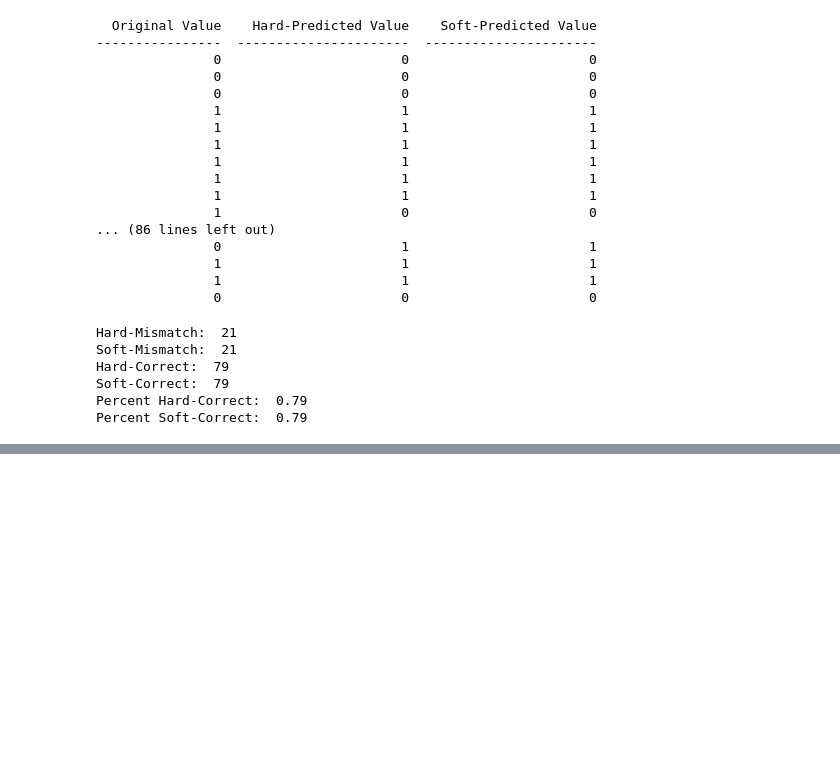
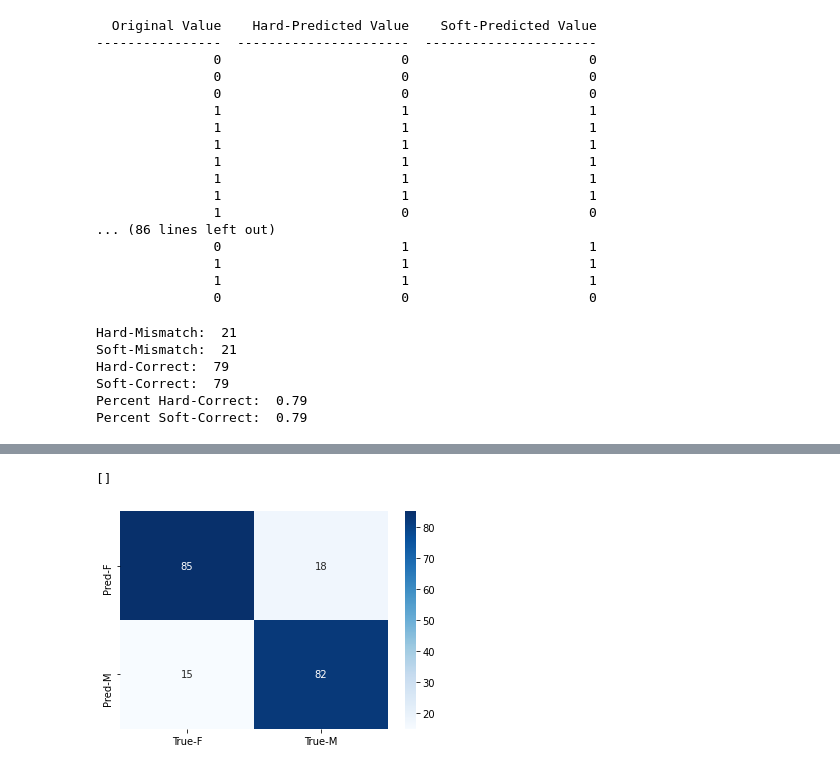
Before and after one commit to achieveordie/GenderClassification, a Jupyter notebook: new/architecture.ipynb, the cells around one changed output, grey strips where cells are left out. Cells and saved outputs as stored; diff of their text form; code cells hidden in the pictures; blank space fills up the shorter version.

```diff
--- a/new/architecture.ipynb
+++ b/new/architecture.ipynb
@@ -234,0 +269,9 @@ for (true, predict_hard, predict_soft) in zip(y, train_predict_hard, train_acc_s
+# %%
+cf_matrix_val = confusion_matrix(y_val, val_predict_hard)
+sns.heatmap(cf_matrix_val/sum(cf_matrix_val) * 100.0,
+            cmap="Blues", annot=True, xticklabels=['True-F', 'True-M'],
+            yticklabels=['Pred-F', 'Pred-M'])
+plt.plot()
+# %% [output]
+[]
+[figure, added]
```
Also changed, not shown: parts of 4 cells of this notebook, 1 other file.
